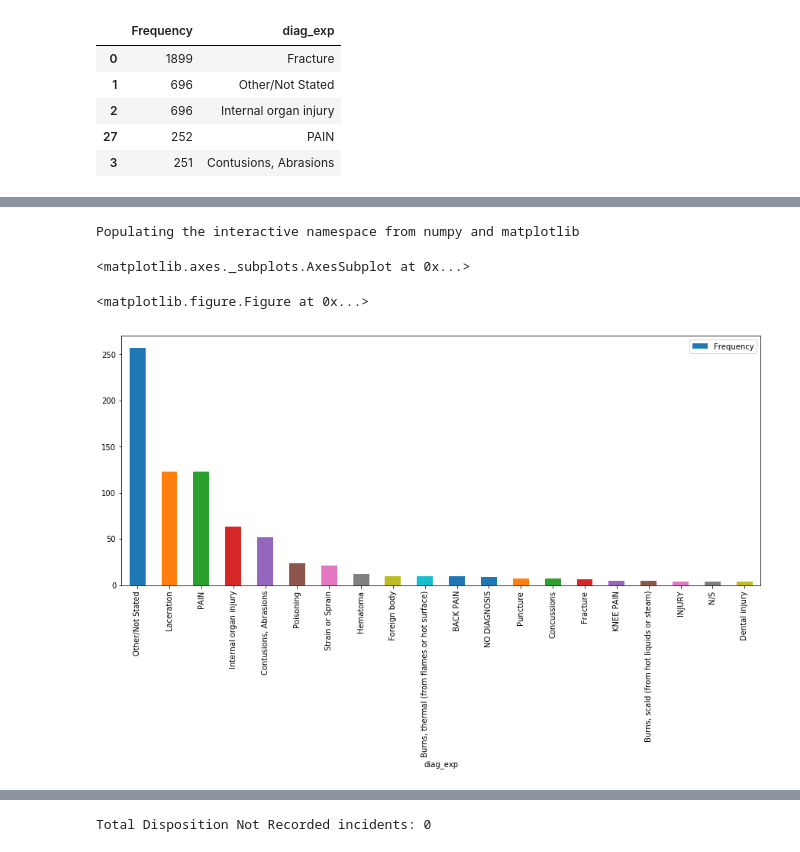
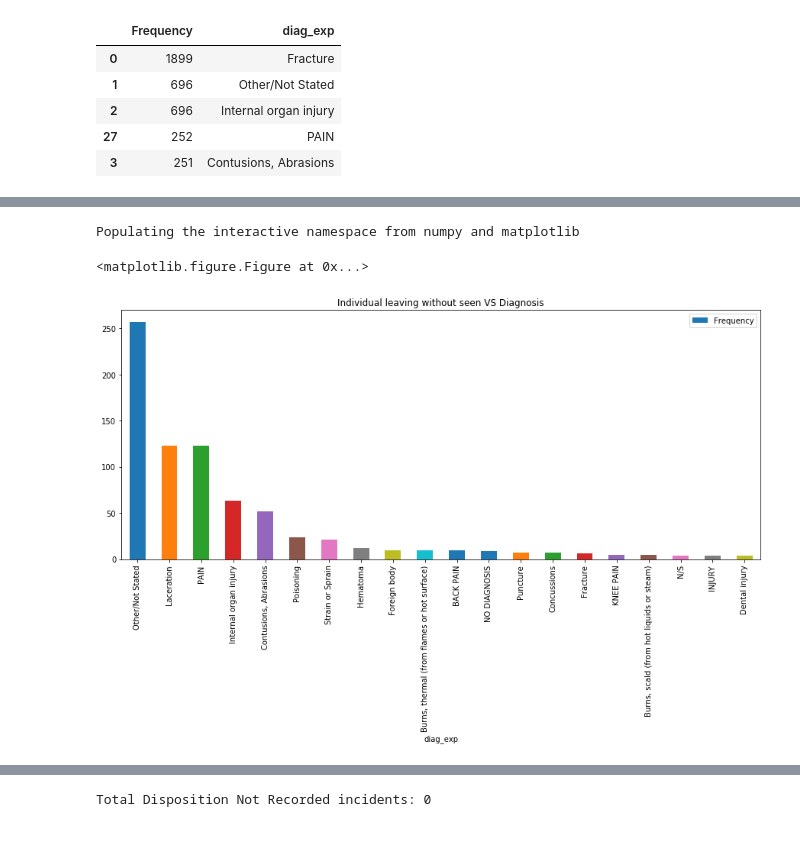
Before and after one commit to cruxcode/Indeed-BI-Assignment, a Jupyter notebook: answer_3.ipynb, the cells around one changed output, grey strips where cells are left out. Drawn from its saved outputs; the diff is of its cells as text; code cells hidden in the pictures.

```diff
--- a/answer_3.ipynb
+++ b/answer_3.ipynb
@@ -124,11 +117,10 @@ concat_unseen = pd.concat([diag_unseen.drop(['diag'], axis=1), diag_other_unseen
 # %%
 # Creating visualisation for required analysis
 %pylab inline
 pylab.rcParams['figure.figsize'] = (15, 6)
 plt.figure()
-concat_unseen.iloc[0:20].plot(x='diag_exp', y='Frequency', kind='bar')
+concat_unseen.iloc[0:20].plot(x='diag_exp', y='Frequency', kind='bar', title="Individual leaving without seen VS Diagnosis");
 # %% [output]
 Populating the interactive namespace from numpy and matplotlib
-<matplotlib.axes._subplots.AxesSubplot at 0x...>
+<matplotlib.figure.Figure at 0x...>
-<matplotlib.figure.Figure at 0x...>
-[figure, old version]
+[figure, new version]
```
Also changed, not shown: parts of 24 cells of this notebook, 3 other files.
